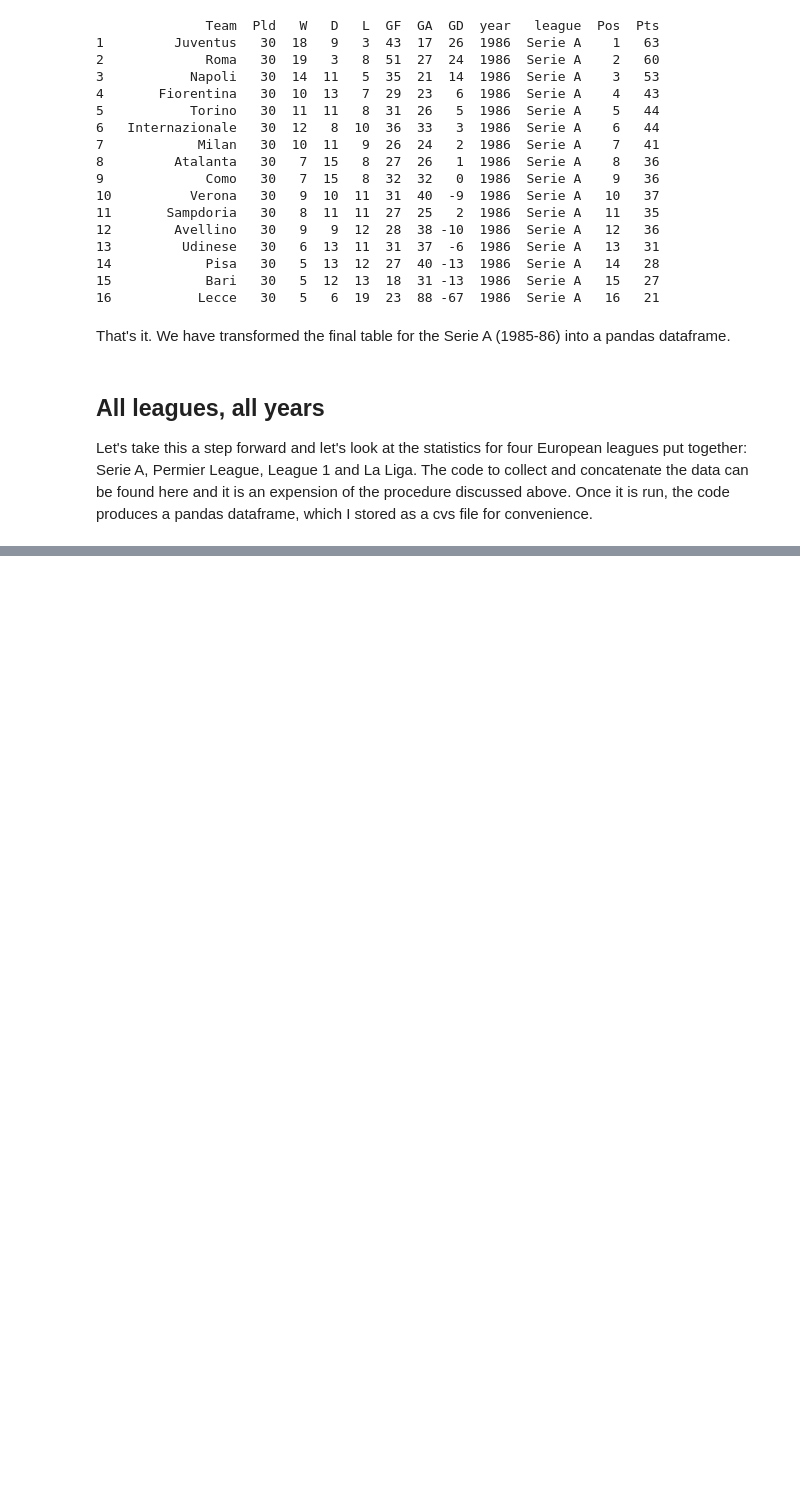
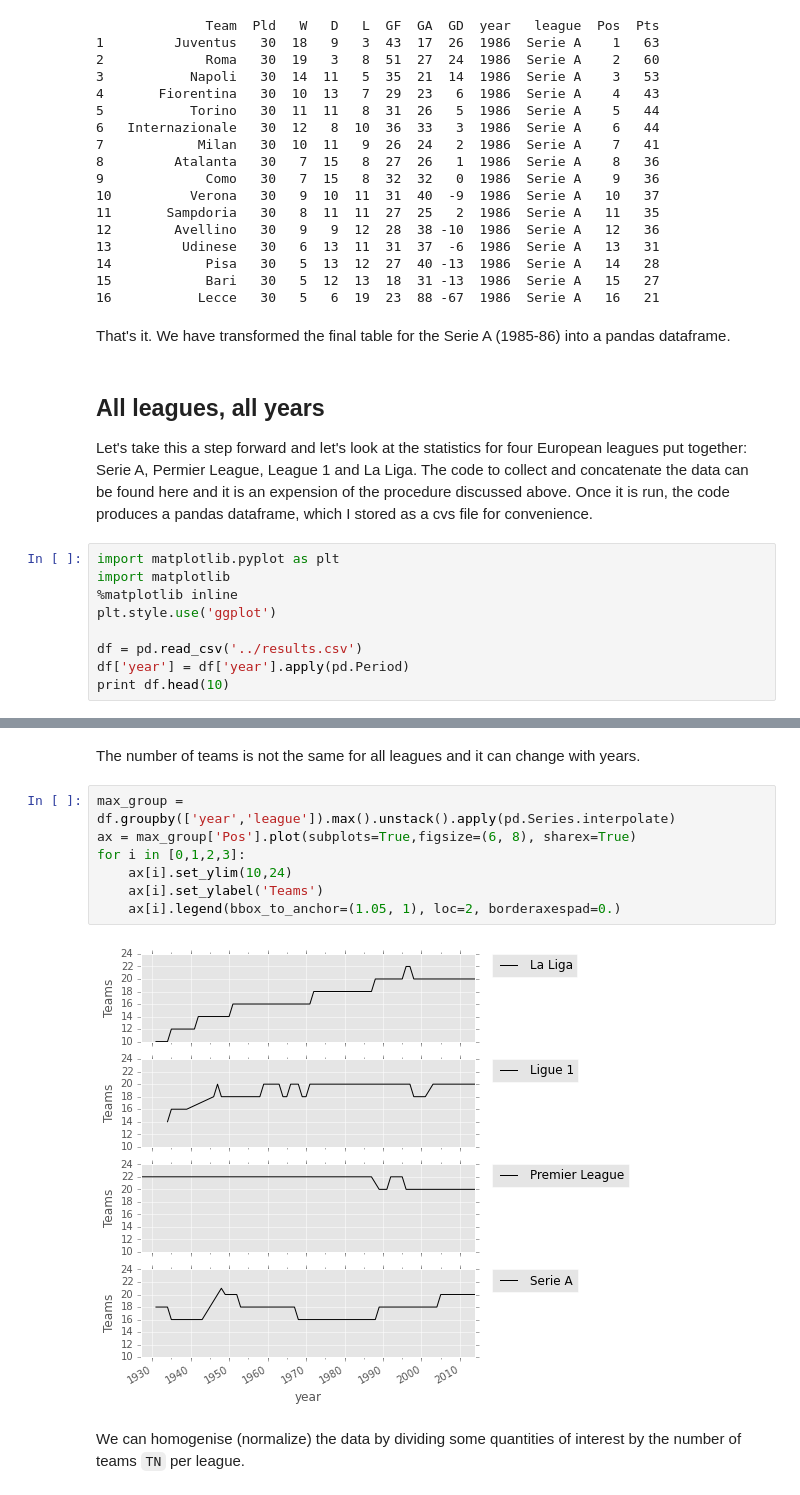
Before and after one commit to fagan2888/FootB-stats, a Jupyter notebook: notebook/FootB.ipynb, the cells around one changed output, grey strips where cells are left out. Saved outputs shown, nothing was run; the diff lists cells and outputs as text; blank space fills up the shorter version.

```diff
--- a/notebook/FootB.ipynb
+++ b/notebook/FootB.ipynb
@@ -142,3 +142,12 @@ That's it. We have transformed the final table for the Serie A (1985-86) into a
 ## All leagues, all years
 
 Let's take this a step forward and let's look at the statistics for four European leagues put together: Serie A, Permier League, League 1 and La Liga. The code to collect and concatenate the data can be found here and it is an expension of the procedure discussed above. Once it is run, the code produces a pandas dataframe, which I stored as a cvs file for convenience.
+# %%
+import matplotlib.pyplot as plt
+import matplotlib
+%matplotlib inline
+plt.style.use('ggplot')
+
+df = pd.read_csv('../results.csv')
+df['year'] = df['year'].apply(pd.Period)
+print df.head(10)
@@ -144,0 +166,13 @@ Let's take this a step forward and let's look at the statistics for four Europea
+# %% [markdown]
+The number of teams is not the same for all leagues and it can change with years.
+# %%
+max_group = df.groupby(['year','league']).max().unstack().apply(pd.Series.interpolate)
+ax = max_group['Pos'].plot(subplots=True,figsize=(6, 8), sharex=True)
+for i in [0,1,2,3]:
+    ax[i].set_ylim(10,24)
+    ax[i].set_ylabel('Teams')
+    ax[i].legend(bbox_to_anchor=(1.05, 1), loc=2, borderaxespad=0.)
+# %% [output]
+[figure, added]
+# %% [markdown]
+We can homogenise (normalize) the data by dividing some quantities of interest by the number of teams `TN` per league.
```
Also changed, not shown: parts of 11 cells of this notebook, 6 other files.
